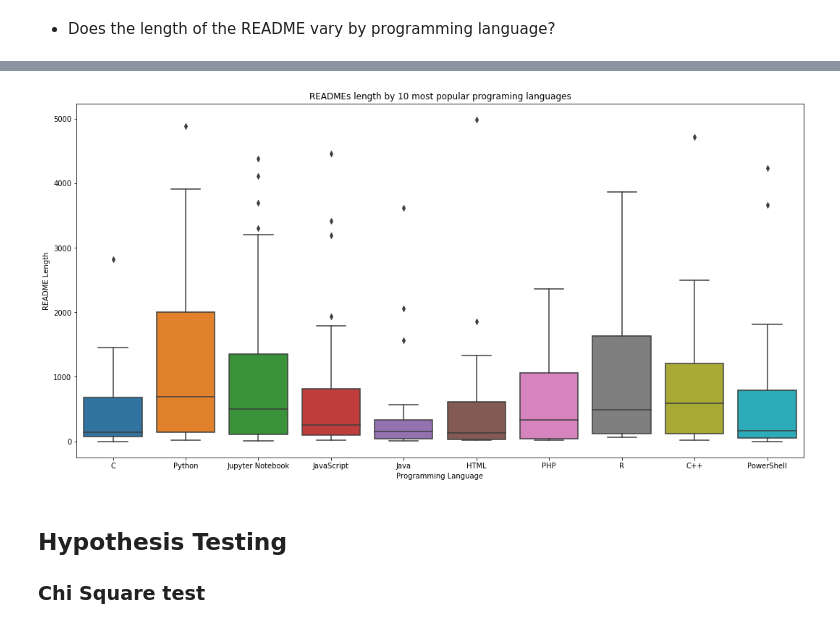
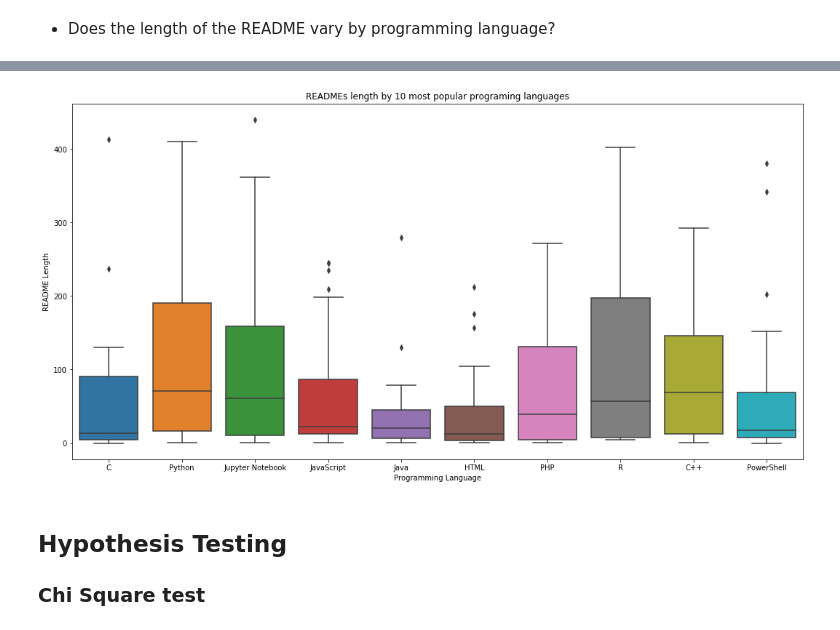
Before and after one commit to github-nlp-project/nlp-project, a Jupyter notebook: sonny_notebook.ipynb, the cells around one changed output, grey strips where cells are left out. Drawn from its saved outputs; the diff is of its cells as text; code cells hidden in the pictures.

```diff
--- a/sonny_notebook.ipynb
+++ b/sonny_notebook.ipynb
@@ -35,3 +48,0 @@ df
-# %%
-df.dropna(inplace=True)
-df.drop(df.index[15], inplace=True)
@@ -88,3 +56,7 @@ Name: category, dtype: int64
+# %%
+df['word_count'] = df.clean_lemmatized.str.split().apply(len)
+# %%
+df = df.replace('Matlab','MATLAB')
 # %% [markdown]
 ## Exploration
 # %% [markdown]
@@ -118,6 +90,3 @@ plt.show()
 # %% [markdown]
 - Does the length of the README vary by programming language?
-# %%
-#feature engineering, add a new feature as clean_lemmatized_length
-df["clean_lemmatized_length"] = df.clean_lemmatized.apply(len)
 # %%
@@ -161,10 +128,10 @@ df[df.language.isin(top_language)].language
 Name: language, Length: 329, dtype: object
 # %%
 plt.figure(figsize=(18,9))
-sns.boxplot(y=df[df.clean_lemmatized_length < 5000].clean_lemmatized_length, x=df[df.language.isin(top_language)].language)
+sns.boxplot(y=df[df.word_count < 500].word_count, x=df[df.language.isin(top_language)].language)
 plt.title("READMEs length by 10 most popular programing languages")
 plt.xlabel('Programming Language')
 plt.ylabel('README Length')
 plt.show()
 # %% [output]
-[figure, old version]
+[figure, new version]
```
Also changed, not shown: parts of 33 cells of this notebook.
